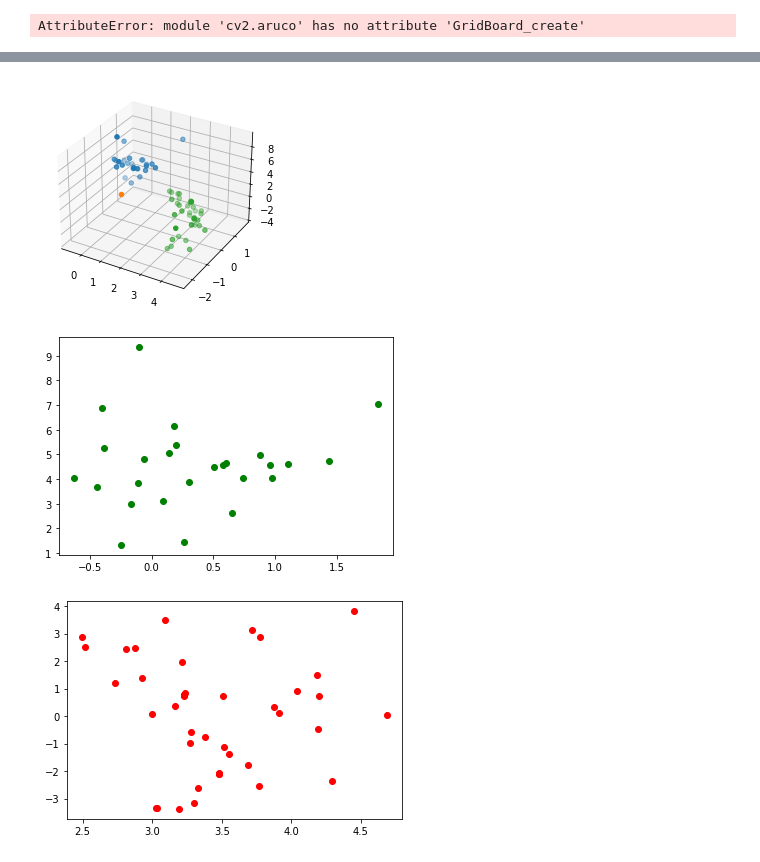
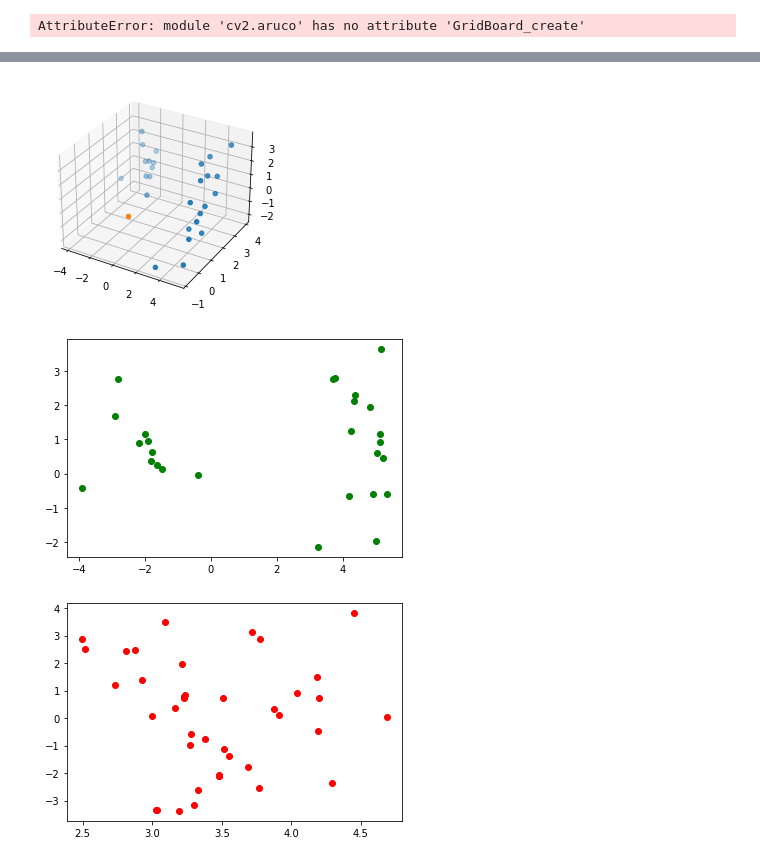
Before and after one commit to zhenqi-he/hanglok-robotics, a Jupyter notebook: nerf/instant-ngp/try.ipynb, the cells around one changed output, grey strips where cells are left out. Drawn from its saved outputs; the diff is of its cells as text; code cells hidden in the pictures.

```diff
--- a/nerf/instant-ngp/try.ipynb
+++ b/nerf/instant-ngp/try.ipynb
@@ -88,10 +88,10 @@ def cal_camera_extrinsic(img_path,aruco_dict=aruco.getPredefinedDictionary(aruco
     markerCorners, markerIds, rejectedCandidates = detector.detectMarkers(img)
 
     world_coor = np.zeros((4,3),dtype=np.float32)
-    world_coor[1,:] = [0.5,0.5,0]
-    world_coor[2,:] = [0.5,-0.5,0]
-    world_coor[3,:] = [-0.5,-0.5,0]
-    world_coor[0,:] = [-0.5,0.5,0]
+    world_coor[1,:] = [0,0,0]
+    world_coor[2,:] = [0,1,0]
+    world_coor[3,:] = [1,1,0]
+    world_coor[0,:] = [1,0,0]
 
 
 
@@ -104,16 +104,20 @@ def cal_camera_extrinsic(img_path,aruco_dict=aruco.getPredefinedDictionary(aruco
             corners[2,:] = markerCorners[0][0][2]
             corners[3,:] = markerCorners[0][0][3]
             # markerCorners = markerCorners[0][0].transpose(3,0,1,2)
-            # retval, rvec, T_target2camera = cv2.solvePnP(world_coor, markerCorners[0][0], intr_matrix, distCoeffs,flags=cv2.SOLVEPNP_IPPE_SQUARE)
+            retval, rvec, T_target2camera = cv2.solvePnP(world_coor, markerCorners[0][0], intr_matrix, distCoeffs,flags=cv2.SOLVEPNP_IPPE_SQUARE)
             # retval, rvec, T_target2camera = cv2.solvePnP(world_coor, corners, intr_matrix, distCoeffs )
             # print(corners)
-            retval, mtx, dist, rvec, T_target2camera = cv2.calibrateCamera(objectPoints=[np.float32(world_coor)], imagePoints=[np.float32(corners)], imageSize=(1280,720),cameraMatrix=intr_matrix, distCoeffs=distCoeffs )
+            # retval, mtx, dist, rvec, T_target2camera = cv2.calibrateCamera(objectPoints=[np.float32(world_coor)], imagePoints=[np.float32(corners)], imageSize=(1280,720),cameraMatrix=intr_matrix, distCoeffs=distCoeffs )
+            # print(mtx)
+            # print(dist)
             # print(rvec[0][0])
             if retval:
-                R_target2camera = angle2rotation(rvec[0][0],rvec[0][1],rvec[0][2])
+                R_target2camera = angle2rotation(rvec[0][0],rvec[1][0],rvec[2][0])
+                # R_target2camera = angle2rotation(rvec[0][0],rvec[0][1],rvec[0][2])
                 T_target2camera = T_target2camera[0]
                 status = True
                 # print(rvec)
     return status,R_target2camera,T_target2camera
-
+calibration_data_path = '/Users/zhenqihe/Desktop/横乐/hanglok-robotics/calibration/saved_07_06_16_38'
+imgP = os.path.join(calibration_data_path,'2.png')
 status,R_target2camera,T_target2camera = cal_camera_extrinsic(imgP)
@@ -123,0 +124,4 @@ array([-0.16638227])
+# %%
+calibration_data_path = '/Users/zhenqihe/Desktop/横乐/hanglok-robotics/calibration/saved_07_06_16_38'
+imgP = os.path.join(calibration_data_path,'2.png')
+status,R_target2camera,T_target2camera = cal_camera_extrinsic(imgP)
@@ -178,36 +191,36 @@ if 1:
             continue
 
         if image_name not in COLMAP_file_names:
             continue
         else:
             COLMAP_c2w_matrix = np.array(transforms_frames[COLMAP_file_names.index(image_name)]['transform_matrix'])
             COLMAP_camera_p = COLMAP_c2w_matrix@np.array([[0],[0],[0],[1]])
             COLMAP_camera_posX.append(COLMAP_camera_p[0])
             COLMAP_camera_posY.append(COLMAP_camera_p[1])
             COLMAP_camera_posZ.append(COLMAP_camera_p[2])
         img_path = os.path.join(input_image_path,image_name)
         calibrate_image_name = os.path.join(calibration_data_path,str(i)+'.png')
         status,R_target2camera,T_target2camera = cal_camera_extrinsic(calibrate_image_name)
         # print(status)
         if status:
             matrix_c2w = np.row_stack((np.column_stack((R_target2camera,T_target2camera)),np.array([0,0,0,1])))
-            # matrix_c2w =  np.linalg.inv(matrix_c2w)
+            matrix_c2w =  np.linalg.inv(matrix_c2w)
             camera_p = matrix_c2w@np.array([[0],[0],[0],[1]])
             camera_posX.append(camera_p[0])
             camera_posY.append(camera_p[1])
             camera_posZ.append(camera_p[2])
 
             c2w_matrices_list.append(matrix_c2w)
 
     fig = plt.figure()
     ax = plt.axes(projection='3d')
     ax.scatter(camera_posX, camera_posY, camera_posZ, 'green')
     ax.scatter([0], [0], [0], 'black')
-    ax.scatter(COLMAP_camera_posX, COLMAP_camera_posY, COLMAP_camera_posZ, 'red')
+    # ax.scatter(COLMAP_camera_posX, COLMAP_camera_posY, COLMAP_camera_posZ, 'red')
     plt.show()
 # main()
 # %% [output]
-[figure, old version]
+[figure, new version]
 # %%
 if 1:
     camera_posX_minus = [(-1)*i for i in camera_posX]
@@ -216,7 +229,7 @@ if 1:
     # ax.scatter(COLMAP_camera_posX, COLMAP_camera_posY, 'red')
     plt.show()
 # %% [output]
-[figure, old version]
+[figure, new version]
 # %%
 if 1:
     COLMAP_camera_posY_minus = [(-1)*i for i in COLMAP_camera_posY]
```
Also changed, not shown: parts of 6 cells of this notebook, 5 other files.
